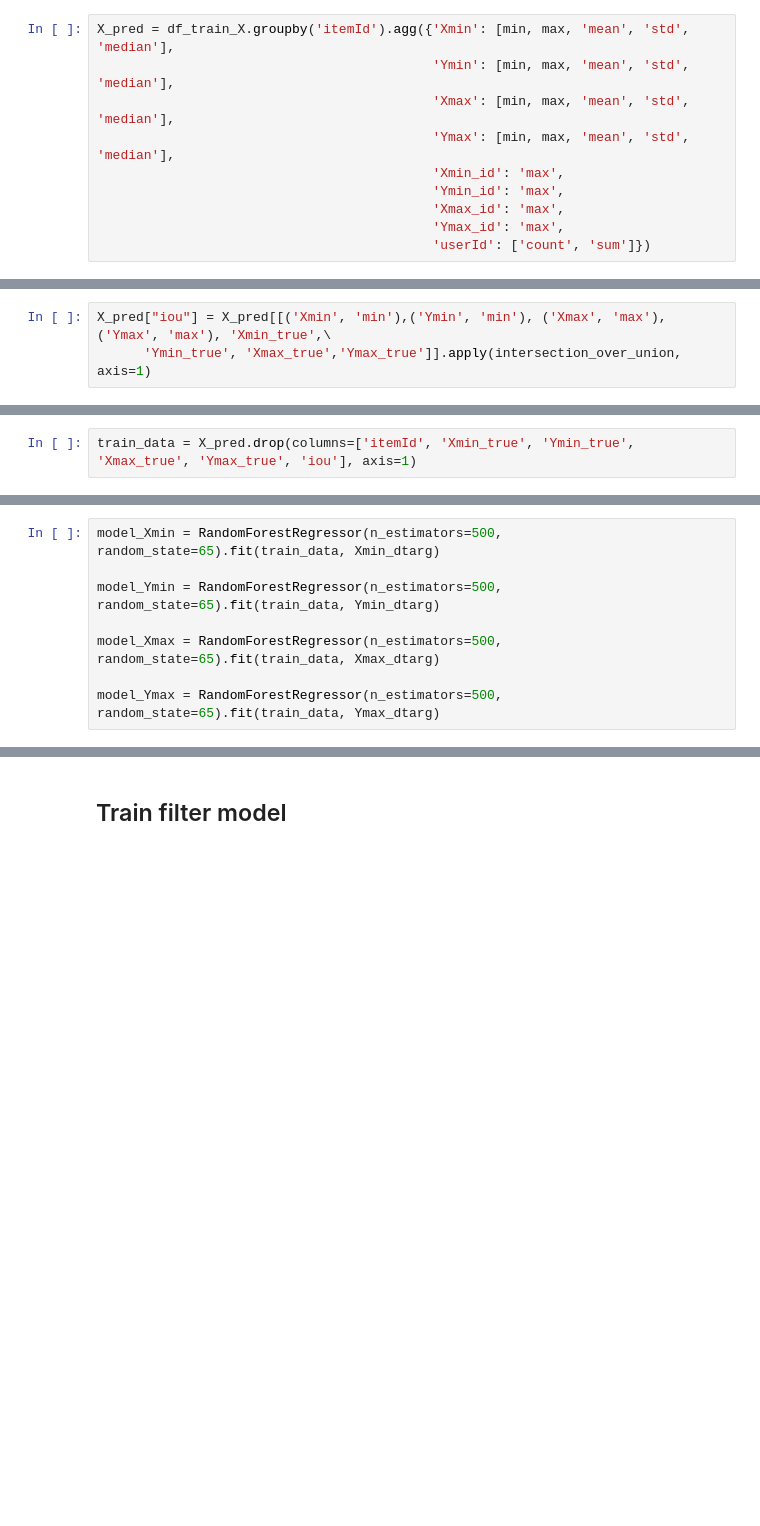
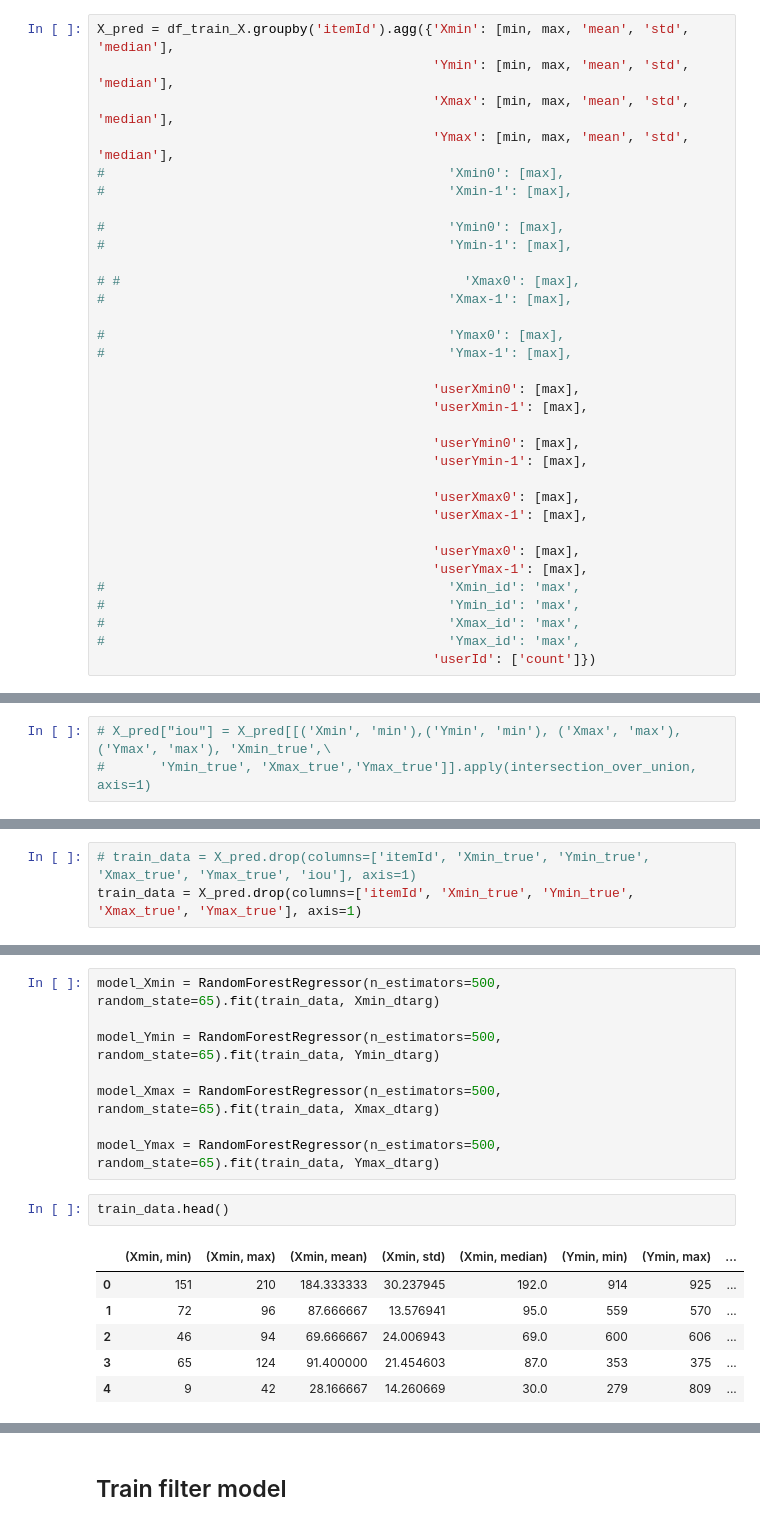
Before and after one commit to Dmitry513/BootCamp_Moderator, a Jupyter notebook: Min_max.ipynb, the cells around one changed output, grey strips where cells are left out. Cells and saved outputs as stored; diff of their text form; blank space fills up the shorter version.

```diff
--- a/Min_max.ipynb
+++ b/Min_max.ipynb
@@ -113,8 +151,31 @@ X_pred = df_train_X.groupby('itemId').agg({'Xmin': [min, max, 'mean', 'std', 'me
                                            'Ymin': [min, max, 'mean', 'std', 'median'],
                                            'Xmax': [min, max, 'mean', 'std', 'median'],
                                            'Ymax': [min, max, 'mean', 'std', 'median'],
-                                           'Xmin_id': 'max',
-                                           'Ymin_id': 'max',
-                                           'Xmax_id': 'max',
-                                           'Ymax_id': 'max',
-                                           'userId': ['count', 'sum']})
+#                                            'Xmin0': [max],
+#                                            'Xmin-1': [max],
+
+#                                            'Ymin0': [max],
+#                                            'Ymin-1': [max],
+
+# #                                            'Xmax0': [max],
+#                                            'Xmax-1': [max],
+
+#                                            'Ymax0': [max],
+#                                            'Ymax-1': [max],
+
+                                           'userXmin0': [max],
+                                           'userXmin-1': [max],
+
+                                           'userYmin0': [max],
+                                           'userYmin-1': [max],
+
+                                           'userXmax0': [max],
+                                           'userXmax-1': [max],
+
+                                           'userYmax0': [max],
+                                           'userYmax-1': [max],
+#                                            'Xmin_id': 'max',
+#                                            'Ymin_id': 'max',
+#                                            'Xmax_id': 'max',
+#                                            'Ymax_id': 'max',
+                                           'userId': ['count']})
@@ -121,6 +206,6 @@ X_pred = df_train_X.groupby('itemId').agg({'Xmin': [min, max, 'mean', 'std', 'me
 # %%
 X_pred = X_pred.merge(df_train_Y, on='itemId', how='inner')
 # %%
-X_pred["iou"] = X_pred[[('Xmin', 'min'),('Ymin', 'min'), ('Xmax', 'max'), ('Ymax', 'max'), 'Xmin_true',\
-      'Ymin_true', 'Xmax_true','Ymax_true']].apply(intersection_over_union, axis=1)
+# X_pred["iou"] = X_pred[[('Xmin', 'min'),('Ymin', 'min'), ('Xmax', 'max'), ('Ymax', 'max'), 'Xmin_true',\
+#       'Ymin_true', 'Xmax_true','Ymax_true']].apply(intersection_over_union, axis=1)
 # %%
@@ -193,7 +276,8 @@ X_pred.head()
 | 3 | 30 | 65 | 124 | 91.400000 | 21.454603 | 87.0 | 353 | ... |
 | 4 | 32 | 9 | 42 | 28.166667 | 14.260669 | 30.0 | 279 | ... |
 # %%
-train_data = X_pred.drop(columns=['itemId', 'Xmin_true', 'Ymin_true', 'Xmax_true', 'Ymax_true', 'iou'], axis=1)
+# train_data = X_pred.drop(columns=['itemId', 'Xmin_true', 'Ymin_true', 'Xmax_true', 'Ymax_true', 'iou'], axis=1)
+train_data = X_pred.drop(columns=['itemId', 'Xmin_true', 'Ymin_true', 'Xmax_true', 'Ymax_true'], axis=1)
 # %%
 train_data.columns
 # %% [output]
@@ -390,3 +525,12 @@ model_Ymin = RandomForestRegressor(n_estimators=500, random_state=65).fit(train_
 model_Xmax = RandomForestRegressor(n_estimators=500, random_state=65).fit(train_data, Xmax_dtarg)
 
 model_Ymax = RandomForestRegressor(n_estimators=500, random_state=65).fit(train_data, Ymax_dtarg)
+# %%
+train_data.head()
+# %% [output]
+|  | (Xmin, min) | (Xmin, max) | (Xmin, mean) | (Xmin, std) | (Xmin, median) | (Ymin, min) | (Ymin, max) | ... |
+| 0 | 151 | 210 | 184.333333 | 30.237945 | 192.0 | 914 | 925 | ... |
+| 1 | 72 | 96 | 87.666667 | 13.576941 | 95.0 | 559 | 570 | ... |
+| 2 | 46 | 94 | 69.666667 | 24.006943 | 69.0 | 600 | 606 | ... |
+| 3 | 65 | 124 | 91.400000 | 21.454603 | 87.0 | 353 | 375 | ... |
+| 4 | 9 | 42 | 28.166667 | 14.260669 | 30.0 | 279 | 809 | ... |
```
Also changed, not shown: parts of 36 cells of this notebook, 2 other files.
